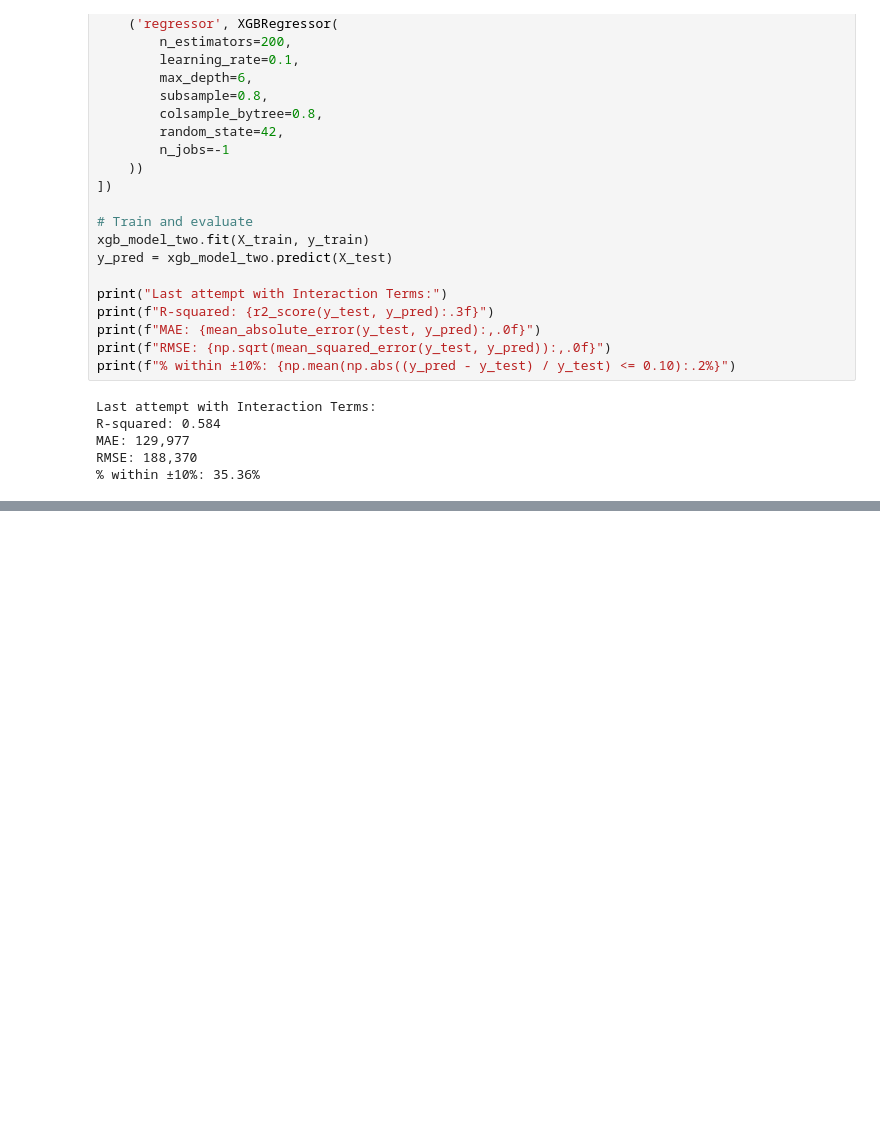
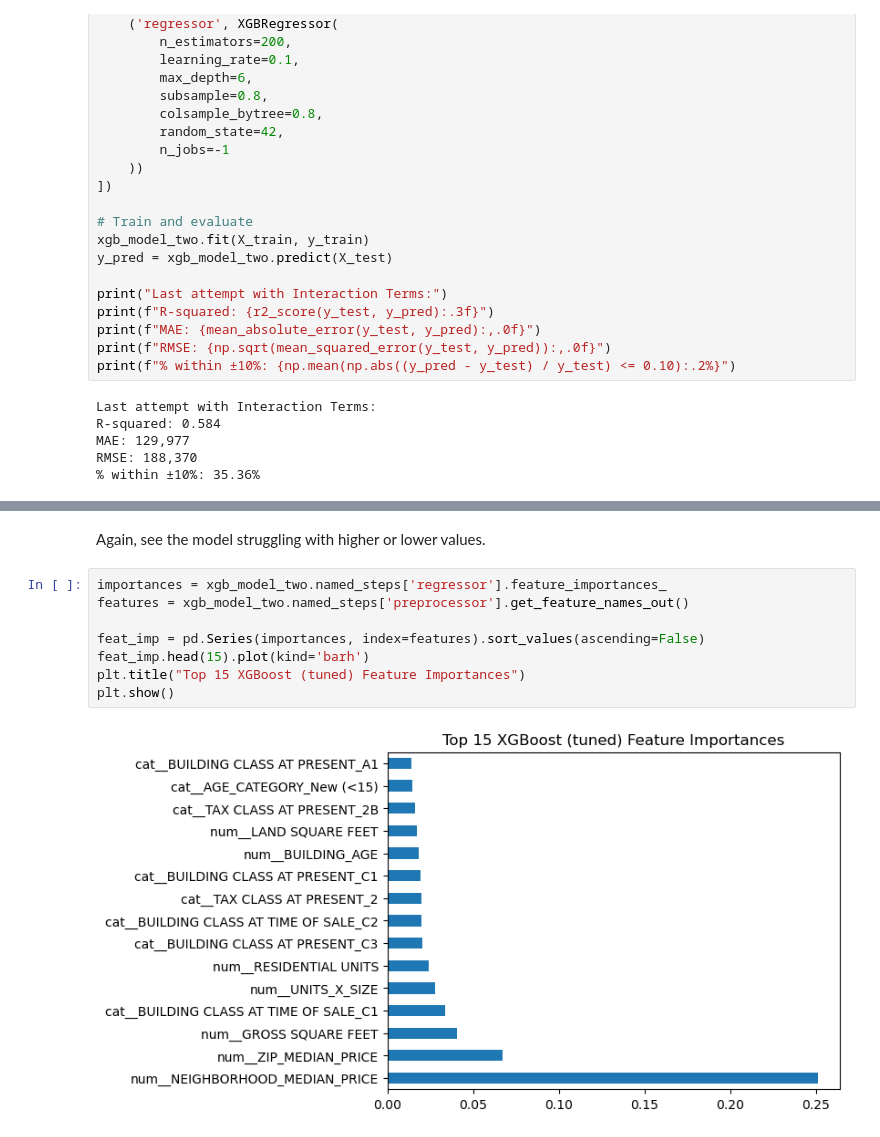
Before and after one commit to spencerpolans/Capstone_Project_2, a Jupyter notebook: Capstone Project 2.ipynb, the cells around one changed output, grey strips where cells are left out. Cells and saved outputs as stored; diff of their text form; blank space fills up the shorter version.

```diff
--- a/Capstone Project 2.ipynb
+++ b/Capstone Project 2.ipynb
@@ -1779,0 +1830,12 @@ RMSE: 188,370
+# %% [markdown]
+Again, see the model struggling with higher or lower values.
+# %%
+importances = xgb_model_two.named_steps['regressor'].feature_importances_
+features = xgb_model_two.named_steps['preprocessor'].get_feature_names_out()
+
+feat_imp = pd.Series(importances, index=features).sort_values(ascending=False)
+feat_imp.head(15).plot(kind='barh')
+plt.title("Top 15 XGBoost (tuned) Feature Importances")
+plt.show()
+# %% [output]
+[figure, added]
```
Also changed, not shown: parts of 36 cells of this notebook, 2 other files.
